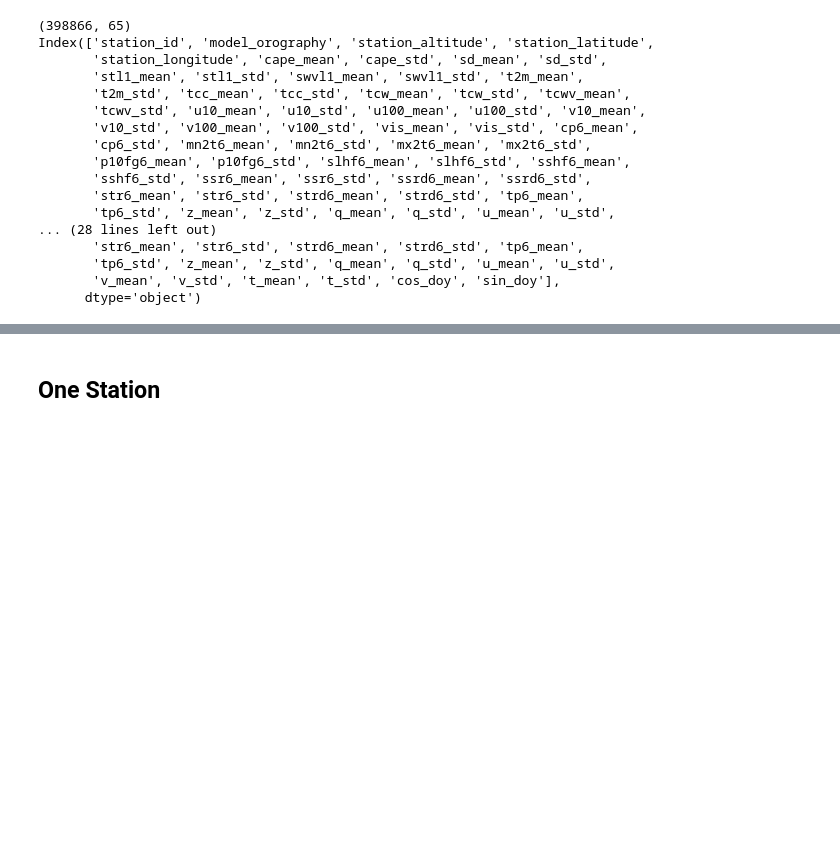
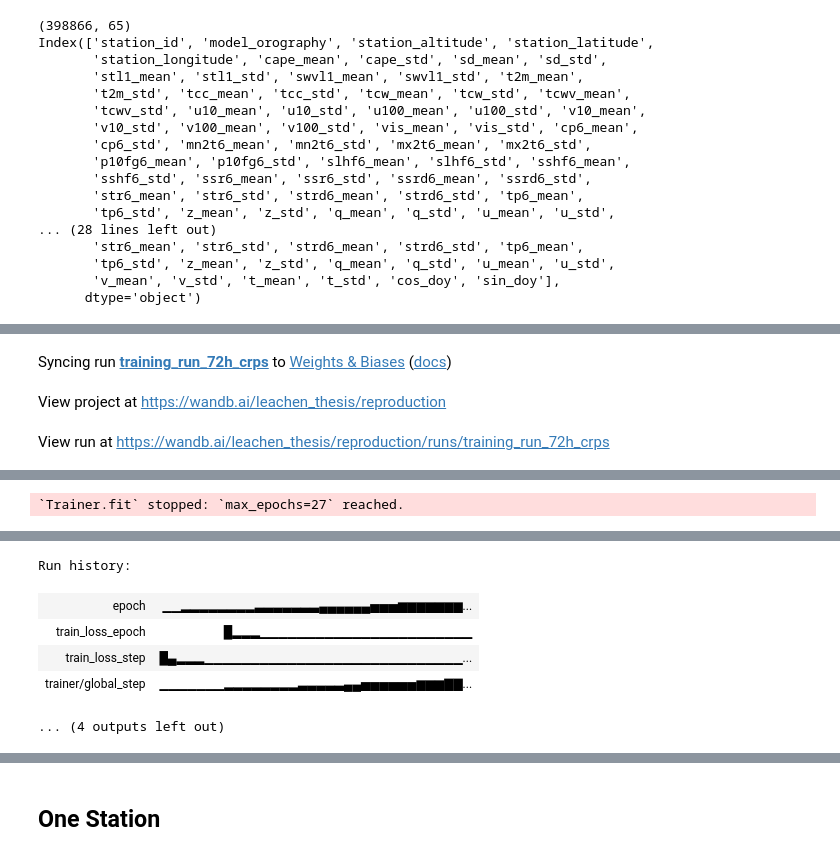
Before and after one commit to leachen01/gnnpp, a Jupyter notebook: exploration/drn_run.ipynb, the cells around one changed output, grey strips where cells are left out. Drawn from its saved outputs; the diff is of its cells as text; code cells hidden in the pictures; blank space fills up the shorter version.

```diff
--- a/exploration/drn_run.ipynb
+++ b/exploration/drn_run.ipynb
@@ -32,0 +35,4 @@ from models.loss import NormalCRPS
+# %%
+DIRECTORY = os.getcwd()
+PATH = os.path.join(DIRECTORY, "explored_models")
+print(PATH)
@@ -35,7 +161,7 @@ from models.loss import NormalCRPS
 # %%
 dataframes = load_dataframes(mode="train", leadtime="24h") # train mode => for training nn? Wie wird das im Paper beschrieben?
 dataframes = summary_statistics(dataframes) # wie sehen die daten von summary statistics aus? => wenn das nur die Daten von einer Station sind, dann über Zeitpunkte
-dataframes.pop("stations") # .pop("stations") => entfernt den df mit stations, wofuer brauche ich die dann überhaupt? Grafik?
+dataframes.pop("stations") # .pop("stations") => entfernt den df mit stations, wofuer brauche ich die dann überhaupt? => equivalent zu GNN
 
 # test
 for X, y in dataframes.values(): # wofuer?
@@ -51,8 +177,7 @@ train = drop_nans(train)
 test_rf = drop_nans(test_rf)
 test_f = drop_nans(test_f)
 
-DIRECTORY = os.getcwd()
-SAVEPATH = os.path.join(DIRECTORY, "explored_models/drn_24h/models")
+SAVEPATH = os.path.join(PATH, "drn_24h/models")
 #print(train[1].isna().sum()) #drop_nans does not work without summary_statistics
 # %% [output]
 [INFO] Dataframes exist. Will load pandas dataframes.
@@ -102,0 +494,8 @@ Index(['station_id', 'model_orography', 'station_altitude', 'station_latitude',
+# %%
+CONFIG_FOLDER = os.path.join(DIRECTORY, "trained_models/drn_72h")
+JSONPATH = os.path.join(CONFIG_FOLDER, "params.json")
+
+with open(JSONPATH, "r") as f:
+    print(f"[INFO] Loading {JSONPATH}")
+    args_dict = json.load(f)
+config = args_dict
@@ -102,0 +506,53 @@ Index(['station_id', 'model_orography', 'station_altitude', 'station_latitude',
+# %%
+with wandb.init(
+    project="reproduction",
+    id = f"training_run_72h_crps",
+    config=config,
+    tags=["exploration"],
+):
+    config=wandb.config
+    y_scaler = StandardScaler(with_std=False) # wieso scalen wir überhaupt? => robuster?
+    y_scaler = y_scaler.fit(train[1][["t2m"]])
+
+    #batch_size =2048
+    #hidden_size=128
+    #lr=0.0002
+    #max_epochs=31
+
+    embed_dim = 20
+    in_channels = train[0].shape[1] + embed_dim - 1
+
+
+    train_dataset = TensorDataset(torch.Tensor(train[0].to_numpy()), torch.Tensor(y_scaler.transform(train[1][["t2m"]])))
+    train_loader = DataLoader(train_dataset, batch_size=config.batch_size, shuffle=True)
+
+    mydrn = CRPSDRN(
+        embedding_dim=embed_dim,
+        in_channels=in_channels,
+        hidden_channels=config.hidden_channels,
+
+        optimizer_class=AdamW,
+        optimizer_params=dict(lr=config.lr),
+)
+
+    wandb_logger = WandbLogger(project="all_station_crps")
+
+    checkpoint_callback = ModelCheckpoint(
+        dirpath=SAVEPATH, filename=f"run_72h", monitor="train_loss", mode="min", save_top_k=1
+    )
+
+    trainer = L.Trainer(
+        max_epochs=config.max_epochs,
+        log_every_n_steps=10,
+        accelerator="gpu",
+        enable_progress_bar=True,
+        enable_model_summary=True,
+        logger=wandb_logger,
+        callbacks=checkpoint_callback,
+)
+
+    trainer.fit(model=mydrn, train_dataloaders=train_loader)
+
+    final_loss = trainer.logged_metrics["train_loss_step"]
+    print("Final MSE Loss:", final_loss)
+# %% [output]
@@ -102,0 +561,3 @@ Index(['station_id', 'model_orography', 'station_altitude', 'station_latitude',
+Syncing run training_run_72h_crps to Weights & Biases (docs)
+View project at https://wandb.ai/leachen_thesis/reproduction
+View run at https://wandb.ai/leachen_thesis/reproduction/runs/training_run_72h_crps
@@ -102,0 +598 @@ Index(['station_id', 'model_orography', 'station_altitude', 'station_latitude',
+`Trainer.fit` stopped: `max_epochs=27` reached.
@@ -102,0 +601,6 @@ Index(['station_id', 'model_orography', 'station_altitude', 'station_latitude',
+Run history:
+| epoch | ▁▁▂▂▂▂▂▂▂▂▃▃▃▃▃▃▃▄▄▄▄▄▄▅▅▅▆▆▆▆▆▆▆... |
+| train_loss_epoch | █▂▂▂▁▁▁▁▁▁▁▁▁▁▁▁▁▁▁▁▁▁▁▁▁▁▁ |
+| train_loss_step | █▄▂▂▂▁▁▁▁▁▁▁▁▁▁▁▁▁▁▁▁▁▁▁▁▁▁▁▁▁▁▁▁... |
+| trainer/global_step | ▁▁▁▁▁▁▁▂▂▂▂▂▂▂▂▃▃▃▃▃▄▄▅▅▅▅▅▅▆▆▆▇▇... |
+... (4 outputs left out)
```
Also changed, not shown: parts of 56 cells of this notebook, 18 other files.
